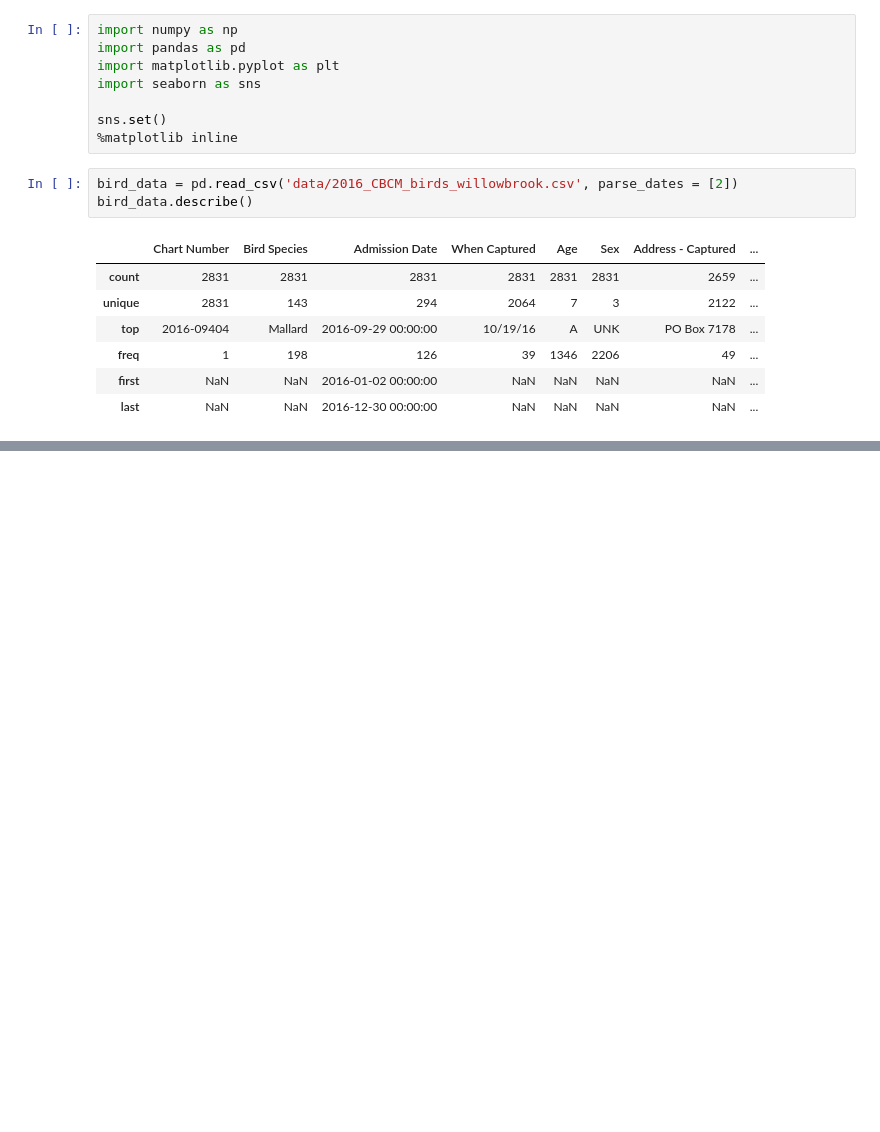
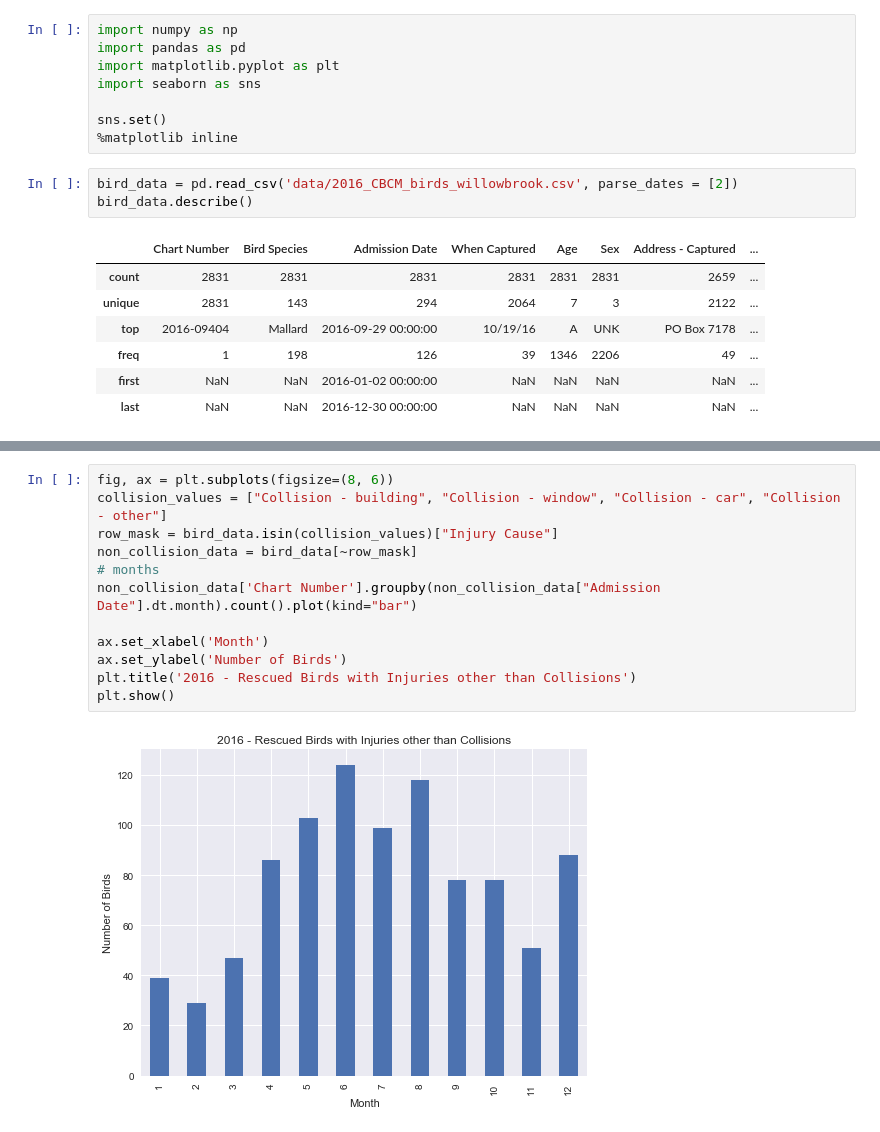
Before and after one commit to lknapp/bird-data, a Jupyter notebook: Birds.ipynb, the cells around one changed output, grey strips where cells are left out. Cells and saved outputs as stored; diff of their text form; blank space fills up the shorter version.

```diff
--- a/Birds.ipynb
+++ b/Birds.ipynb
@@ -19,0 +33,14 @@ bird_data.describe()
+# %%
+fig, ax = plt.subplots(figsize=(8, 6))
+collision_values = ["Collision - building", "Collision - window", "Collision - car", "Collision - other"]
+row_mask = bird_data.isin(collision_values)["Injury Cause"]
+non_collision_data = bird_data[~row_mask]
+# months
+non_collision_data['Chart Number'].groupby(non_collision_data["Admission Date"].dt.month).count().plot(kind="bar")
+
+ax.set_xlabel('Month')
+ax.set_ylabel('Number of Birds')
+plt.title('2016 - Rescued Birds with Injuries other than Collisions')
+plt.show()
+# %% [output]
+[figure, added]
```
Also changed, not shown: parts of 7 cells of this notebook, 1 other file.
